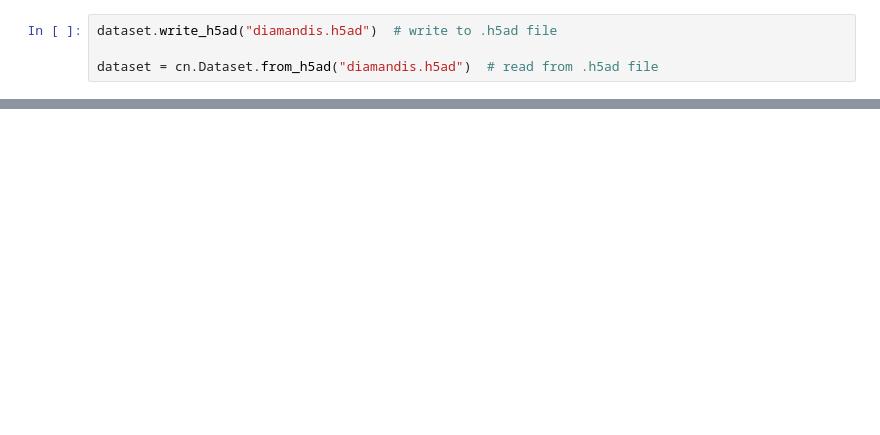
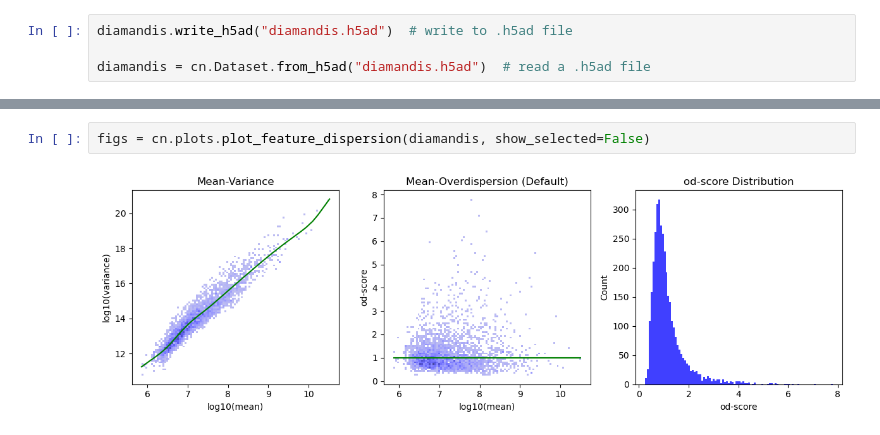
Before and after one commit to MorrissyLab/mosaicMPI, a Jupyter notebook: example/example.ipynb, the cells around one changed output, grey strips where cells are left out. Drawn from its saved outputs; the diff is of its cells as text; blank space fills up the shorter version.

```diff
--- a/example/example.ipynb
+++ b/example/example.ipynb
@@ -14,4 +18,4 @@ dataset = cn.Dataset.from_df(data=data, obs=metadata, is_normalized=True)
 # %%
-dataset.write_h5ad("diamandis.h5ad")  # write to .h5ad file
+diamandis.write_h5ad("diamandis.h5ad")  # write to .h5ad file
 
-dataset = cn.Dataset.from_h5ad("diamandis.h5ad")  # read from .h5ad file
+diamandis = cn.Dataset.from_h5ad("diamandis.h5ad")  # read a .h5ad file
@@ -58,0 +52,4 @@ import cnmfsns as cn
+# %%
+figs = cn.plots.plot_feature_dispersion(diamandis, show_selected=False)
+# %% [output]
+[figure, added]
```
Also changed, not shown: parts of 31 cells of this notebook, 13 other files.
